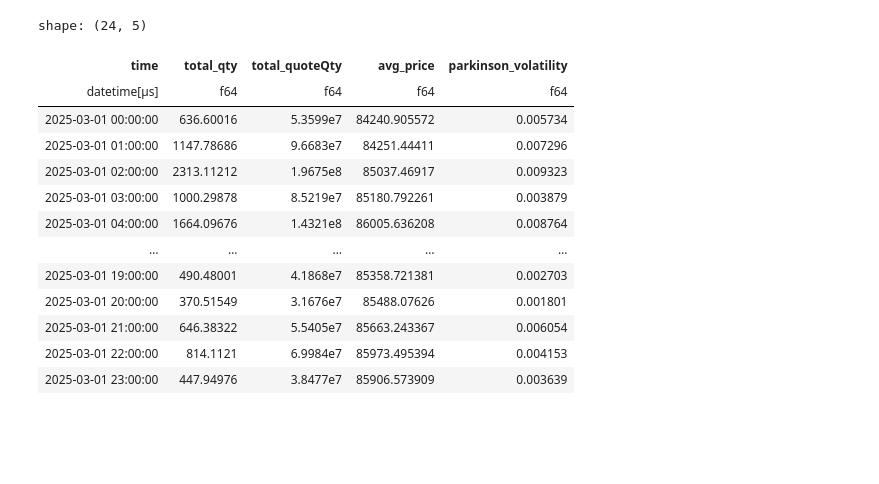
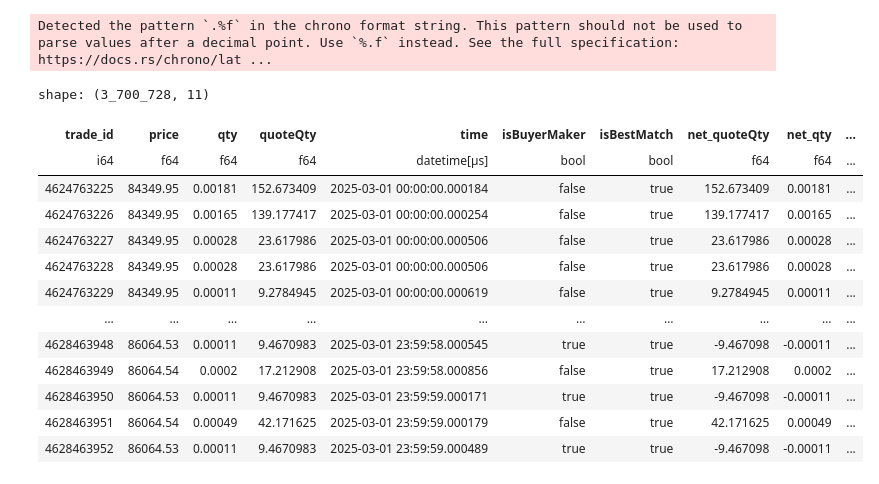
Before and after one commit to Jerryatrain/MAFS6100S, a Jupyter notebook: jiarui/test.ipynb, the cells around one changed output. Drawn from its saved outputs; the diff is of its cells as text; code cells hidden in the pictures; blank space fills up the shorter version.

```diff
--- a/jiarui/test.ipynb
+++ b/jiarui/test.ipynb
@@ -376,63 +362,30 @@ fig.show()
 # %%
-df = pl.read_csv(rf'E:\OneDrive - HKUST Connect\桌面\6100\spot\{'2025-03-01'}\BTCUSDT-trades-{'2025-03-01'}.csv')
+df = pl.read_csv(f'spot/{'2025-03-01'}/BTCUSDT-trades-{'2025-03-01'}.csv')
 df = df.with_columns(
     pl.col('time').str.strptime(pl.Datetime, format="%Y-%m-%d %H:%M:%S.%f").alias("time")
 )
 
 # create a column: if isBuyerMaker is True, then the value of quoteQty is positive, otherwise negative
 df = df.with_columns(
-    (pl.when(pl.col('isBuyerMaker')).then(-pl.col('quoteQty')).otherwise(pl.col('quoteQty'))).alias('net_quoteQty')
+    (pl.when(pl.col('isBuyerMaker')).then(-pl.col('quoteQty')).otherwise(pl.col('quoteQty'))).alias('net_quoteQty'),
+    (pl.when(pl.col('isBuyerMaker')).then(-pl.col('qty')).otherwise(pl.col('qty'))).alias('net_qty'),
+    (pl.col('price')/pl.col('price').shift(1)-1).alias('price_pct_change'),
+    pl.col("price").diff().alias("price_diff")  # 计算差分
 )
-
-def parkinson( price: pl.Series) -> float:
-    """
-    Calculate Parkinson volatility for a given price series.
-    Parkinson volatility is calculated as:
-    sqrt(1/(4*ln(2)) * sum((ln(high/low))^2))
-    where high and low are the highest and lowest prices in the series.
-    """
-    if len(price) < 2:
-        return 0.0
-    high = price.max()
-    low = price.min()
-    if high == low:
-        return 0.0
-    return np.sqrt((1 / (4 * np.log(2))) * ((np.log(high / low)) ** 2))
-
-
-statistic_list = (
-    pl.col('qty').sum().alias('total_qty'),  # 每小时总交易量
-    pl.col('quoteQty').sum().alias('total_quoteQty'),  # 每小时总交易额
-    pl.col('qty').count().alias('trade_count'),  # 每小时平均交易量
-    # parkinson volatility calculation
-    pl.col('price').map_elements(parkinson).alias('parkinson_volatility'),  # 每小时Parkinson波动率
-    # historical price volatility calculation
-    pl.col('price').std().alias('realized_price_volatility'),  # 每小时历史波动率
-)
-
-
-statistic = df.sort('time').group_by_dynamic(
-    index_column='time',  # 使用时间列作为索引
-    every='1h',  # 每小时分组
-    closed='right'  # 闭区间右端点
-).agg(
-statistic_list
-).sort('time') # 收集结果并排序 # Collect to execute the lazy operations
-
-
-statistic
+df
 # %% [output]
-shape: (24, 5)
+Detected the pattern `.%f` in the chrono format string. This pattern should not be used to parse values after a decimal point. Use `%.f` instead. See the full specification: https://docs.rs/chrono/lat ...
+shape: (3_700_728, 11)
-| time | total_qty | total_quoteQty | avg_price | parkinson_volatility |
-| datetime[μs] | f64 | f64 | f64 | f64 |
-| 2025-03-01 00:00:00 | 636.60016 | 5.3599e7 | 84240.905572 | 0.005734 |
-| 2025-03-01 01:00:00 | 1147.78686 | 9.6683e7 | 84251.44411 | 0.007296 |
-| 2025-03-01 02:00:00 | 2313.11212 | 1.9675e8 | 85037.46917 | 0.009323 |
-| 2025-03-01 03:00:00 | 1000.29878 | 8.5219e7 | 85180.792261 | 0.003879 |
-| 2025-03-01 04:00:00 | 1664.09676 | 1.4321e8 | 86005.636208 | 0.008764 |
-| … | … | … | … | … |
-| 2025-03-01 19:00:00 | 490.48001 | 4.1868e7 | 85358.721381 | 0.002703 |
-| 2025-03-01 20:00:00 | 370.51549 | 3.1676e7 | 85488.07626 | 0.001801 |
-| 2025-03-01 21:00:00 | 646.38322 | 5.5405e7 | 85663.243367 | 0.006054 |
-| 2025-03-01 22:00:00 | 814.1121 | 6.9984e7 | 85973.495394 | 0.004153 |
-| 2025-03-01 23:00:00 | 447.94976 | 3.8477e7 | 85906.573909 | 0.003639 |
+| trade_id | price | qty | quoteQty | time | isBuyerMaker | isBestMatch | net_quoteQty | net_qty | ... |
+| i64 | f64 | f64 | f64 | datetime[μs] | bool | bool | f64 | f64 | ... |
+| 4624763225 | 84349.95 | 0.00181 | 152.673409 | 2025-03-01 00:00:00.000184 | false | true | 152.673409 | 0.00181 | ... |
+| 4624763226 | 84349.95 | 0.00165 | 139.177417 | 2025-03-01 00:00:00.000254 | false | true | 139.177417 | 0.00165 | ... |
+| 4624763227 | 84349.95 | 0.00028 | 23.617986 | 2025-03-01 00:00:00.000506 | false | true | 23.617986 | 0.00028 | ... |
+| 4624763228 | 84349.95 | 0.00028 | 23.617986 | 2025-03-01 00:00:00.000506 | false | true | 23.617986 | 0.00028 | ... |
+| 4624763229 | 84349.95 | 0.00011 | 9.2784945 | 2025-03-01 00:00:00.000619 | false | true | 9.2784945 | 0.00011 | ... |
+| … | … | … | … | … | … | … | … | … | ... |
+| 4628463948 | 86064.53 | 0.00011 | 9.4670983 | 2025-03-01 23:59:58.000545 | true | true | -9.467098 | -0.00011 | ... |
+| 4628463949 | 86064.54 | 0.0002 | 17.212908 | 2025-03-01 23:59:58.000856 | false | true | 17.212908 | 0.0002 | ... |
+| 4628463950 | 86064.53 | 0.00011 | 9.4670983 | 2025-03-01 23:59:59.000171 | true | true | -9.467098 | -0.00011 | ... |
+| 4628463951 | 86064.54 | 0.00049 | 42.171625 | 2025-03-01 23:59:59.000179 | false | true | 42.171625 | 0.00049 | ... |
+| 4628463952 | 86064.53 | 0.00011 | 9.4670983 | 2025-03-01 23:59:59.000489 | true | true | -9.467098 | -0.00011 | ... |
```
Also changed, not shown: parts of 8 cells of this notebook.
